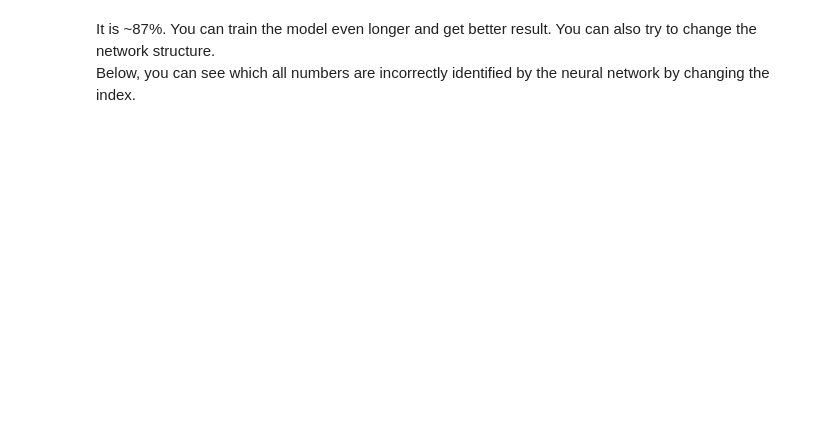
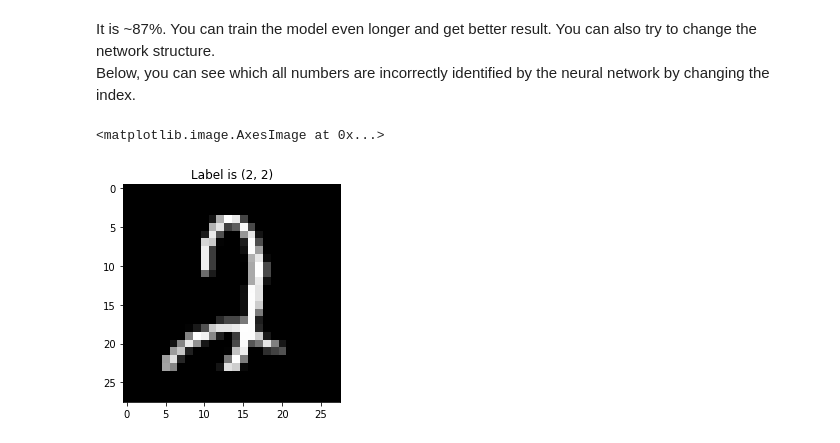
Before and after one commit to adityaorlalu/Neural_Networks_Numpy, a Jupyter notebook: Assignment_final.ipynb, the cells around one changed output. Cells and saved outputs as stored; diff of their text form; code cells hidden in the pictures; blank space fills up the shorter version.

```diff
--- a/Assignment_final.ipynb
+++ b/Assignment_final.ipynb
@@ -447,7 +448,7 @@ def compute_loss(HL, Y):
 
     m = Y.shape[1]
 
-    loss = (-1 * np.sum(np.multiply(Y, np.log(HL)), keepdims = True)) / m
+    loss = (-1 * np.sum(np.multiply(Y, np.log(HL)), dtype='float')) / m
 
     loss = np.squeeze(loss)      # To make sure that the loss's shape is what we expect (e.g. this turns [[17]] into 17).
     assert(loss.shape == ())
@@ -632,19 +645,19 @@ def L_layer_backward(HL, Y, memories):
     dZ = HL - Y
     H_prev, W, b = linear_memory
     # Use the expressions you have used in 'layer_backward'
-    gradients["dH" + str(L-1)] = #write your code here
-    gradients["dW" + str(L)] = #write your code here, use (1./m) and not (1/m)
-    gradients["db" + str(L)] = #write your code here, use (1./m) and not (1/m)
+    gradients["dH" + str(L-1)] = np.matmul(W.T, dZ)
+    gradients["dW" + str(L)] = np.matmul(dZ, H_prev.T) / m
+    gradients["db" + str(L)] = np.matrix(dZ).sum(axis=1, dtype='float') /m
 
     # Perform the backpropagation l-1 times
     for l in reversed(range(L-1)):
         # Lth layer gradients: "gradients["dH" + str(l + 1)] ", gradients["dW" + str(l + 2)] , gradients["db" + str(l + 2)]
         current_memory = memories[l]
 
-        dH_prev_temp, dW_temp, db_temp = #write your code here
-        gradients["dH" + str(l)] = #write your code here
-        gradients["dW" + str(l + 1)] = #write your code here
-        gradients["db" + str(l + 1)] = #write your code here
+        dH_prev_temp, dW_temp, db_temp = layer_backward(gradients["dH" + str(l+1)], current_memory)
+        gradients["dH" + str(l)] = dH_prev_temp
+        gradients["dW" + str(l + 1)] = dW_temp
+        gradients["db" + str(l + 1)] = db_temp
 
 
     return gradients
@@ -721,8 +752,8 @@ def update_parameters(parameters, gradients, learning_rate):
     L = len(parameters) // 2 # number of layers in the neural network
 
     for l in range(L):
-        parameters["W" + str(l+1)] = #write your code here
-        parameters["b" + str(l+1)] = #write your code here
+        parameters["W" + str(l+1)] = parameters["W" + str(l+1)] - (learning_rate * gradients["dW" + str(l+1)])
+        parameters["b" + str(l+1)] = parameters["b" + str(l+1)] - (learning_rate * gradients["db" + str(l+1)])
 
 
     return parameters
@@ -749,21 +780,21 @@ def L_layer_model(X, Y, dimensions, learning_rate = 0.0075, num_iterations = 300
     losses = []                         # keep track of loss
 
     # Parameters initialization
-    parameters = #write your code here
+    parameters = initialize_parameters(dimensions)
 
     for i in range(0, num_iterations):
 
         # Forward propagation
-        HL, memories = #write your code here
+        HL, memories = L_layer_forward(X, parameters)
 
         # Compute loss
-        loss = #write your code here
+        loss = compute_loss(HL, Y)
 
         # Backward propagation
-        gradients = #write your code here
+        gradients = L_layer_backward(HL, Y, memories)
 
         # Update parameters.
-        parameters = #write your code here
+        parameters = update_parameters(parameters, gradients, learning_rate)
 
         # Printing the loss every 100 training example
         if print_loss and i % 100 == 0:
@@ -819,6 +878,9 @@ It is ~87%. You can train the model even longer and get better result. You can a
 # %%
 index  = 3474
 k = test_set_x[:,index]
 k = k.reshape((28, 28))
-plt.title('Label is {label}'.format(label=(pred_test[index], np.argmax(test_set_y, axis = 0)[index])))
+plt.title('Label is {label}'.format(label=(pred_test[:,index].tolist()[0][0], np.argmax(test_set_y, axis = 0)[index])))
 plt.imshow(k, cmap='gray')
+# %% [output]
+<matplotlib.image.AxesImage at 0x...>
+[figure, added]
```
Also changed, not shown: parts of 8 cells of this notebook.
